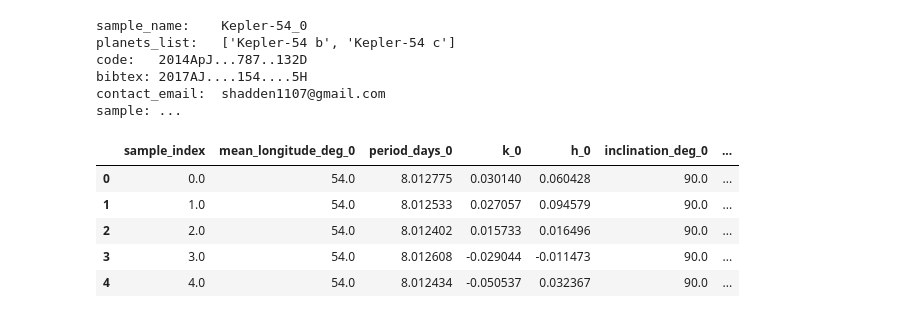
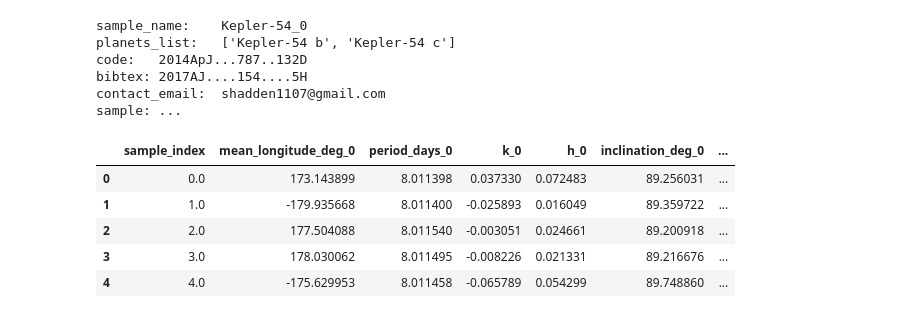
Before and after one commit to adleleu/resonantstate, a Jupyter notebook: nbs/notebook_obs_analysis.ipynb, the cells around one changed output. Saved outputs shown, nothing was run; the diff lists cells and outputs as text; code cells hidden in the pictures.

```diff
--- a/nbs/notebook_obs_analysis.ipynb
+++ b/nbs/notebook_obs_analysis.ipynb
@@ -227,12 +228,12 @@ bibtex: 2017AJ....154....5H
 contact_email:  shadden1107@gmail.com
 sample: ...
 # %%
-df = df_list[0]['sample']
+df = df_list[2]['sample']
 df.head()
 # %% [output]
 |  | sample_index | mean_longitude_deg_0 | period_days_0 | k_0 | h_0 | inclination_deg_0 | ... |
-| 0 | 0.0 | 54.0 | 8.012775 | 0.030140 | 0.060428 | 90.0 | ... |
-| 1 | 1.0 | 54.0 | 8.012533 | 0.027057 | 0.094579 | 90.0 | ... |
-| 2 | 2.0 | 54.0 | 8.012402 | 0.015733 | 0.016496 | 90.0 | ... |
-| 3 | 3.0 | 54.0 | 8.012608 | -0.029044 | -0.011473 | 90.0 | ... |
-| 4 | 4.0 | 54.0 | 8.012434 | -0.050537 | 0.032367 | 90.0 | ... |
+| 0 | 0.0 | 173.143899 | 8.011398 | 0.037330 | 0.072483 | 89.256031 | ... |
+| 1 | 1.0 | -179.935668 | 8.011400 | -0.025893 | 0.016049 | 89.359722 | ... |
+| 2 | 2.0 | 177.504088 | 8.011540 | -0.003051 | 0.024661 | 89.200918 | ... |
+| 3 | 3.0 | 178.030062 | 8.011495 | -0.008226 | 0.021331 | 89.216676 | ... |
+| 4 | 4.0 | -175.629953 | 8.011458 | -0.065789 | 0.054299 | 89.748860 | ... |
```
Also changed, not shown: parts of 4 cells of this notebook, 1 other file.
